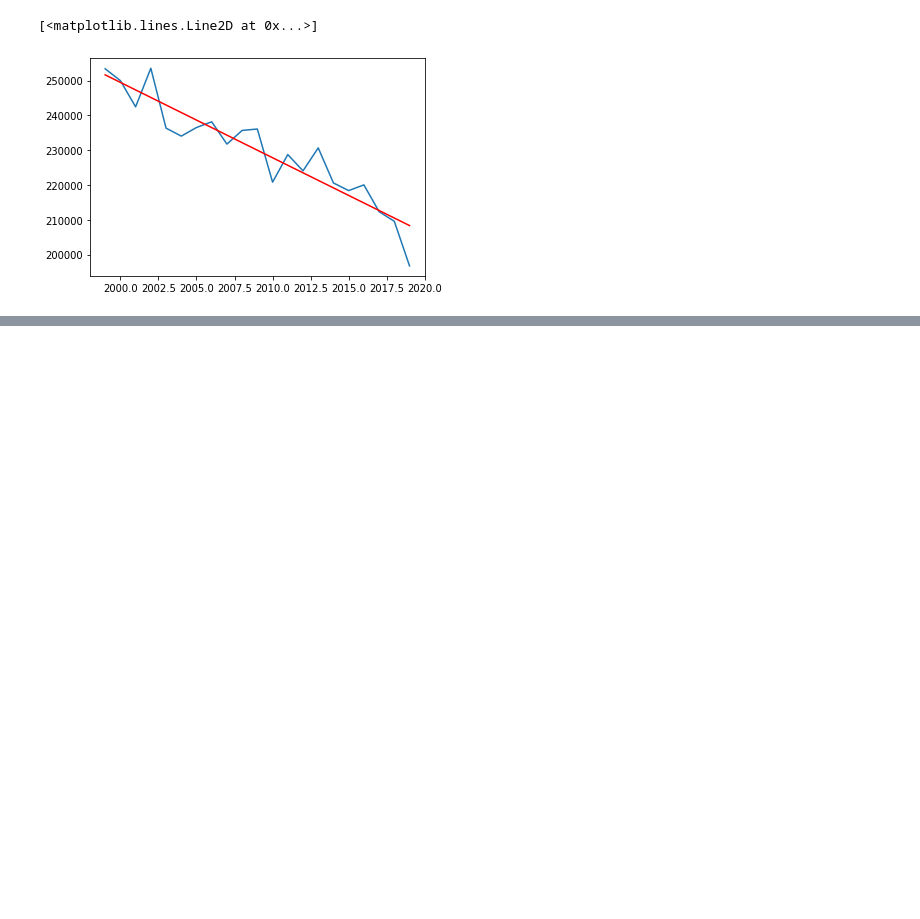
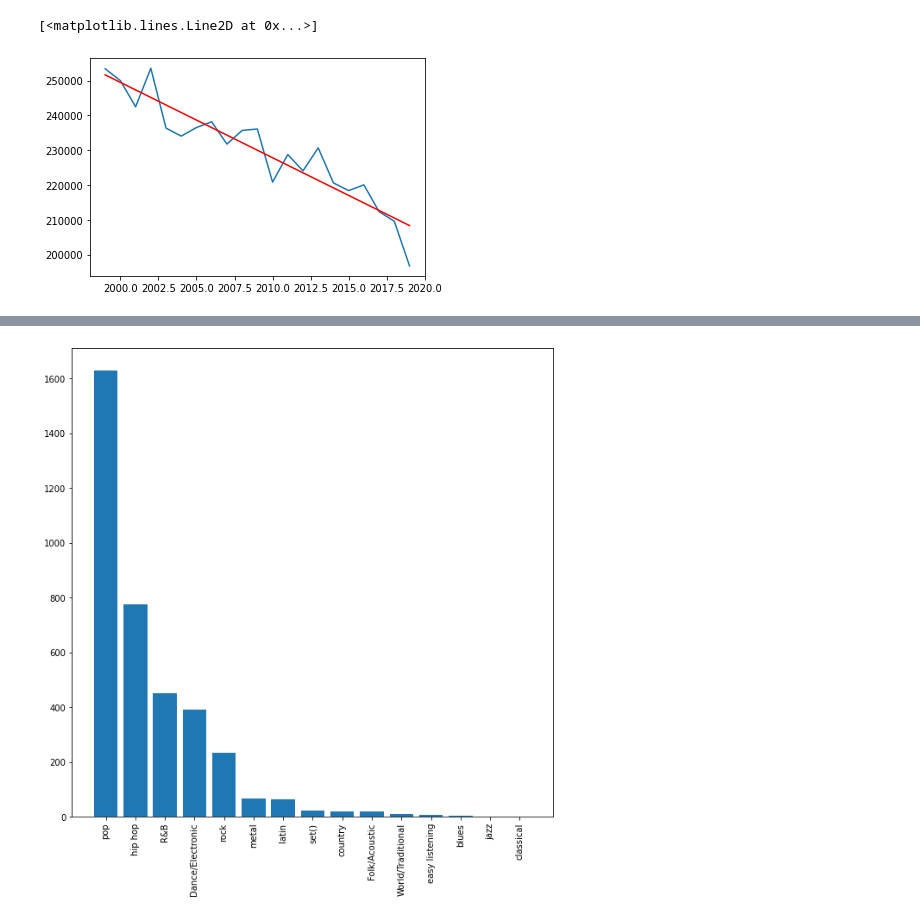
Before and after one commit to SiraDD/python_project, a Jupyter notebook: python_presentation.ipynb, the cells around one changed output, grey strips where cells are left out. Cells and saved outputs as stored; diff of their text form; code cells hidden in the pictures; blank space fills up the shorter version.

```diff
--- a/python_presentation.ipynb
+++ b/python_presentation.ipynb
@@ -143,0 +193,3 @@ plt.plot(xs, ys, color="red")
+# %%
+genre_counts = {genre:all_genres.count(genre) for genre in set(all_genres)}
+genre_counts
@@ -143,0 +212,9 @@ plt.plot(xs, ys, color="red")
+# %%
+genre_counts = dict(sorted(genre_counts.items(), key=lambda item: item[1], reverse=True))
+xs = list(range(len(genre_counts)))
+plt.figure(figsize=(10,10))
+plt.bar(xs, genre_counts.values())
+plt.xticks(xs, labels=genre_counts.keys(), rotation=90)
+plt.show()
+# %% [output]
+[figure, added]
```
Also changed, not shown: parts of 20 cells of this notebook.
